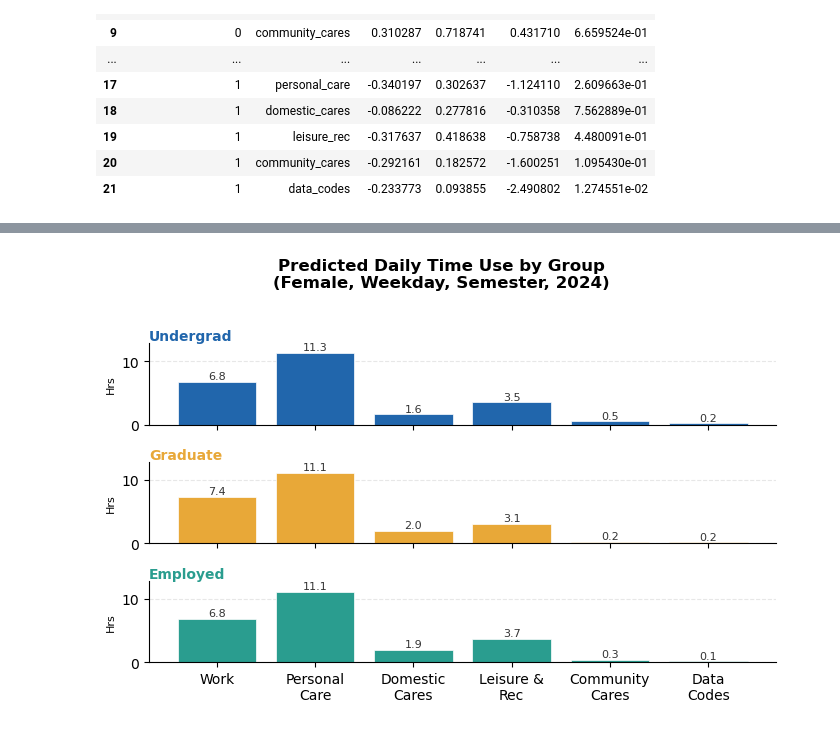
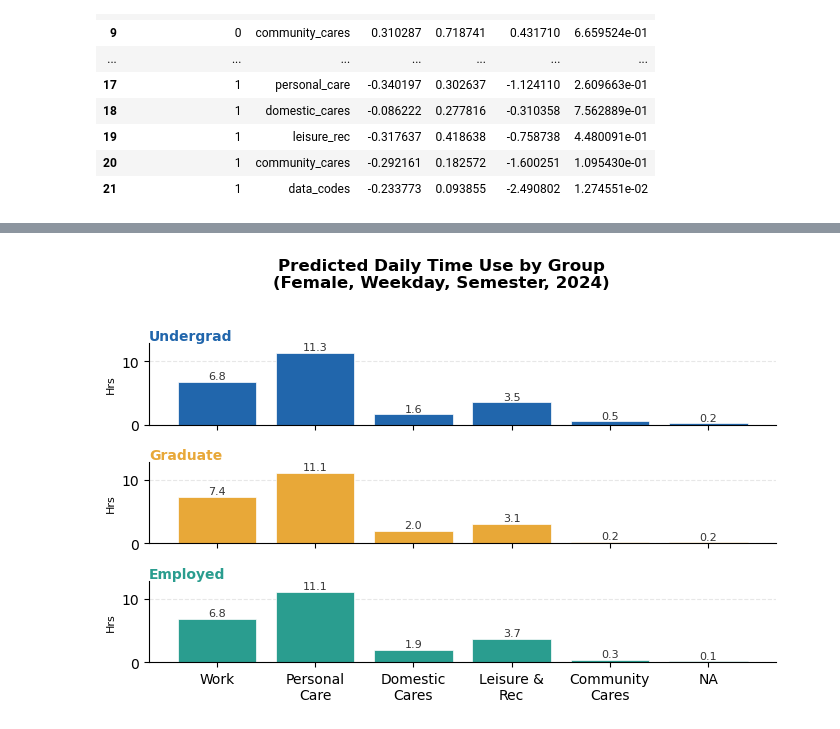
Before and after one commit to alisha-li/ATUS-Analysis, a Jupyter notebook: notebooks/atus_modeling.ipynb, the cells around one changed output, grey strips where cells are left out. Saved outputs shown, nothing was run; the diff lists cells and outputs as text; code cells hidden in the pictures.

```diff
--- a/notebooks/atus_modeling.ipynb
+++ b/notebooks/atus_modeling.ipynb
@@ -1150,43 +1198,0 @@ plt.show()
-# %%
-import matplotlib.pyplot as plt
-import numpy as np
-from scipy import stats as sp_stats
-
-groups = ['Undergrad', 'Graduate', 'Employed']
-colors = ['#2166ac', '#e8a838', '#2a9d8f']
-focus_buckets = ['domestic_cares', 'community_cares']
-focus_labels = ['Domestic Cares', 'Community Cares']
-
-fig, axes = plt.subplots(1, 2, figsize=(8, 4))
-
-for ax, bucket, label in zip(axes, focus_buckets, focus_labels):
-    means = []
-    cis = []
-    for group in groups:
-        data = final_df[final_df['group'] == group][bucket]
-        m = data.mean()
-        se = data.sem()
-        ci = 1.96 * se
-        means.append(m)
-        cis.append(ci)
-
-    x = np.arange(len(groups))
-    bars = ax.bar(x, means, color=colors, edgecolor='white', linewidth=0.5, width=0.6)
-    ax.errorbar(x, means, yerr=cis, fmt='none', ecolor='black', capsize=5, linewidth=1.5)
-
-    for xi, m in zip(x, means):
-        ax.text(xi, m + cis[xi] + 2, f'{m:.1f}', ha='center', va='bottom', fontsize=9, color='#333333')
-
-    ax.set_xticks(x)
-    ax.set_xticklabels(groups, fontsize=10)
-    ax.set_ylabel('Minutes/Day', fontsize=10)
-    ax.set_title(label, fontsize=12, fontweight='bold')
-    ax.spines[['top', 'right']].set_visible(False)
-    ax.yaxis.grid(True, alpha=0.3, linestyle='--')
-    ax.set_axisbelow(True)
-    ax.set_ylim(0, max(means) + max(cis) + 15)
-
-fig.suptitle('Mean Time Use by Group (with 95% CI)',
-             fontsize=13, fontweight='bold', y=1.02)
-plt.tight_layout()
-plt.show()
@@ -1299,7 +1203,7 @@ import pandas as pd
 
 groups_profile = ['Undergrad', 'Graduate', 'Employed']
 colors_profile = ['#2166ac', '#e8a838', '#2a9d8f']
-bucket_labels = ['Work', 'Personal\nCare', 'Domestic\nCares', 'Leisure &\nRec', 'Community\nCares', 'Data\nCodes']
+bucket_labels = ['Work', 'Personal\nCare', 'Domestic\nCares', 'Leisure &\nRec', 'Community\nCares', 'NA']
 
 profiles = [
     {'const': 1, 'Graduate': 0, 'Employed': 0, 'TESEX': 2, 'year': 2024, 'is_weekend': 0, 'is_break': 0},
@@ -1311,31 +1215,31 @@ all_vals = []
 for prof in profiles:
     pdf = pd.DataFrame([prof])
     vals = [max(results[b].predict(pdf)[0], 0) / 60 for b in activity_buckets]
     all_vals.append(vals)
 
 ymax = max(max(v) for v in all_vals) + 1.5
 
 fig, axes = plt.subplots(3, 1, figsize=(7, 4.5), sharex=True)
 
 for ax, vals, group, color in zip(axes, all_vals, groups_profile, colors_profile):
     bars = ax.bar(bucket_labels, vals, color=color, edgecolor='white', linewidth=0.5)
 
     for bar in bars:
         h = bar.get_height()
         ax.text(bar.get_x() + bar.get_width() / 2, h + 0.1,
                 f'{h:.1f}', ha='center', va='bottom', fontsize=8, color='#333333')
 
     ax.set_ylim(0, ymax)
     ax.set_title(group, fontsize=10, fontweight='bold', color=color, loc='left', pad=2)
     ax.spines[['top', 'right']].set_visible(False)
     ax.yaxis.grid(True, alpha=0.3, linestyle='--')
     ax.set_axisbelow(True)
     ax.set_ylabel('Hrs', fontsize=8)
 
 fig.suptitle('Predicted Daily Time Use by Group\n(Female, Weekday, Semester, 2024)',
              fontsize=12, fontweight='bold', y=1.02)
 plt.subplots_adjust(hspace=0.15)
 plt.tight_layout()
 plt.show()
 # %% [output]
-[figure, old version]
+[figure, new version]
```
Also changed, not shown: parts of 39 cells of this notebook.
